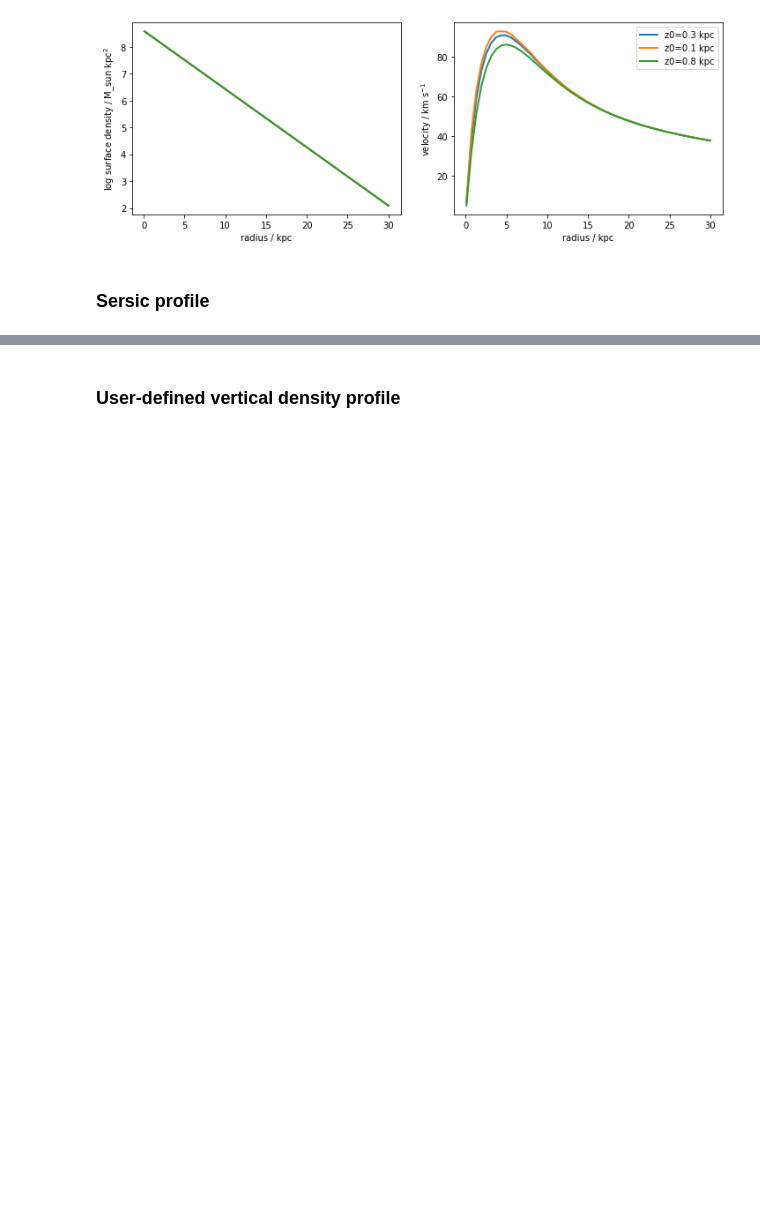
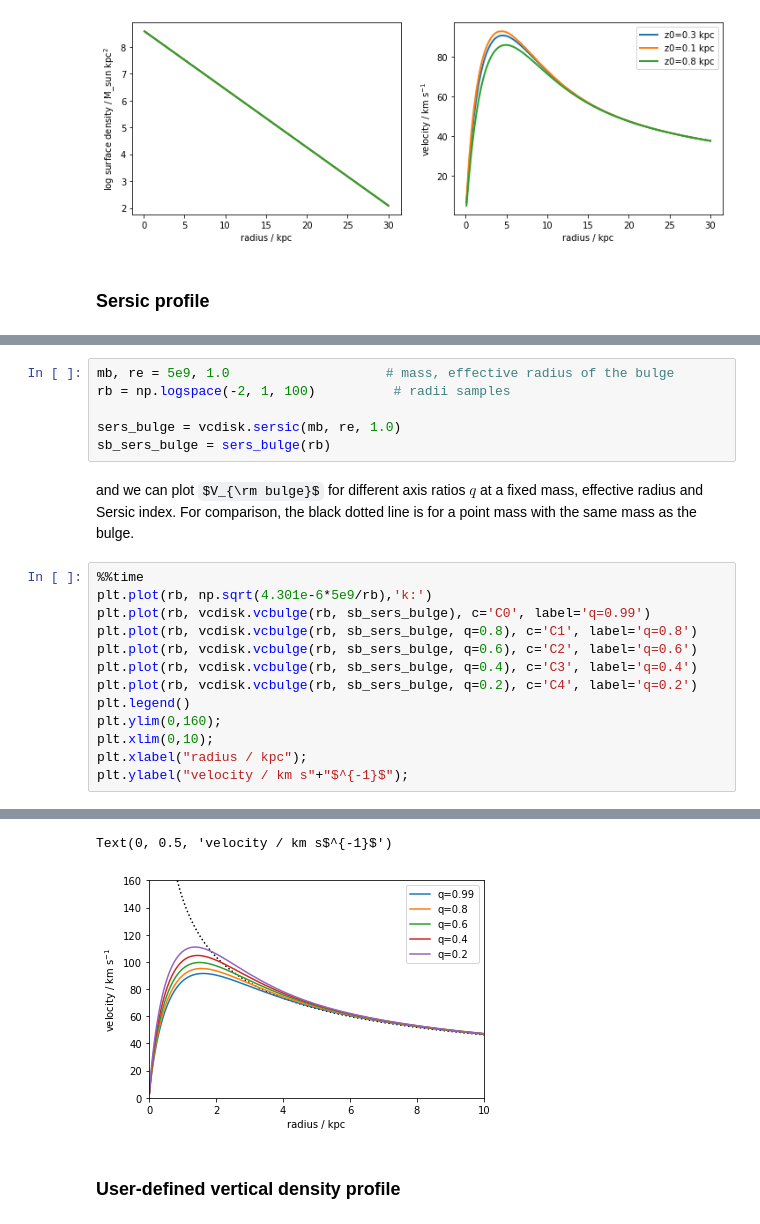
Before and after one commit to lposti/vcdisk, a Jupyter notebook: docs/source/notebooks/usage.ipynb, the cells around one changed output, grey strips where cells are left out. Drawn from its saved outputs; the diff is of its cells as text; some formulas as TeX source; blank space fills up the shorter version.

```diff
--- a/docs/source/notebooks/usage.ipynb
+++ b/docs/source/notebooks/usage.ipynb
@@ -98,0 +121,22 @@ plot_sb_vdisk(ax, r, sb_sers_n4, vcdisk(r, sb_sers_n4), label='Sersic: n=4')
+# %%
+mb, re = 5e9, 1.0                    # mass, effective radius of the bulge
+rb = np.logspace(-2, 1, 100)          # radii samples
+
+sers_bulge = vcdisk.sersic(mb, re, 1.0)
+sb_sers_bulge = sers_bulge(rb)
+# %% [markdown]
+and we can plot $V_{\rm bulge}$ for different axis ratios $q$ at a fixed mass, effective radius and Sersic index. For comparison, the black dotted line is for a point mass with the same mass as the bulge.
+# %%
+%%time
+plt.plot(rb, np.sqrt(4.301e-6*5e9/rb),'k:')
+plt.plot(rb, vcdisk.vcbulge(rb, sb_sers_bulge), c='C0', label='q=0.99')
+plt.plot(rb, vcdisk.vcbulge(rb, sb_sers_bulge, q=0.8), c='C1', label='q=0.8')
+plt.plot(rb, vcdisk.vcbulge(rb, sb_sers_bulge, q=0.6), c='C2', label='q=0.6')
+plt.plot(rb, vcdisk.vcbulge(rb, sb_sers_bulge, q=0.4), c='C3', label='q=0.4')
+plt.plot(rb, vcdisk.vcbulge(rb, sb_sers_bulge, q=0.2), c='C4', label='q=0.2')
+plt.legend()
+plt.ylim(0,160);
+plt.xlim(0,10);
+plt.xlabel("radius / kpc");
+plt.ylabel("velocity / km s"+"$^{-1}$");
+# %% [output]
@@ -99,3 +145,5 @@ plot_sb_vdisk(ax, r, sb_sers_n4, vcdisk(r, sb_sers_n4), label='Sersic: n=4')
+Text(0, 0.5, 'velocity / km s$^{-1}$')
+[figure, added]
 # %% [markdown]
 ### User-defined vertical density profile
 # %% [markdown]
```
Also changed, not shown: parts of 24 cells of this notebook.
